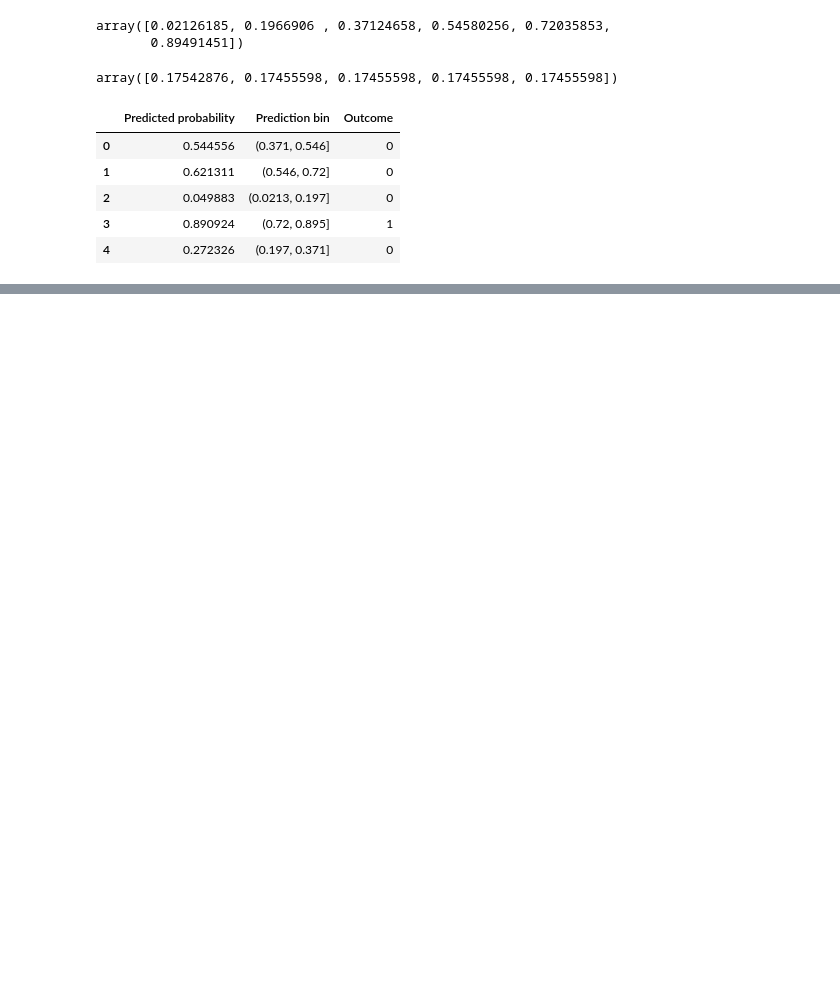
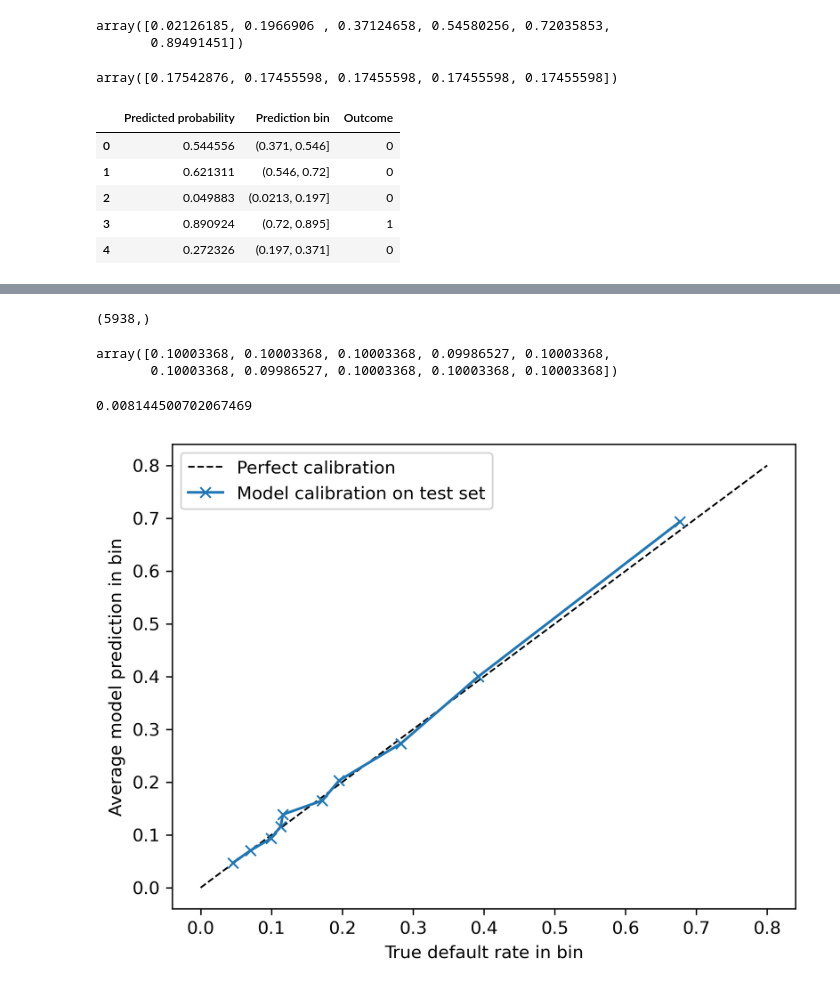
Before and after one commit to yildiramdsa/credit-card-default, a Jupyter notebook: notebooks/model_performance.ipynb, the cells around one changed output, grey strips where cells are left out. Cells and saved outputs as stored; diff of their text form; code cells hidden in the pictures; blank space fills up the shorter version.

```diff
--- a/notebooks/model_performance.ipynb
+++ b/notebooks/model_performance.ipynb
@@ -117,0 +162,4 @@ test_set_bins_df.head()
+# %%
+cal_df = test_set_gr.agg({'Outcome':['count', 'mean'],
+                          'Predicted probability':'mean'})
+cal_df
@@ -117,0 +180,32 @@ test_set_bins_df.head()
+# %%
+y_test_all.shape
+# %% [output]
+(5938,)
+# %%
+F = cal_df[('Outcome', 'count')].values/y_test_all.shape[0]
+F
+# %% [output]
+array([0.10003368, 0.10003368, 0.10003368, 0.09986527, 0.10003368,
+       0.10003368, 0.09986527, 0.10003368, 0.10003368, 0.10003368])
+# %%
+ECE = np.sum(
+    F
+    * np.abs(
+             cal_df[('Outcome', 'mean')]
+             - cal_df[('Predicted probability', 'mean')]))
+ECE
+# %% [output]
+0.008144500702067469
+# %%
+ax = plt.axes()
+ax.plot([0, 0.8], [0, 0.8], 'k--', linewidth=1,
+        label='Perfect calibration')
+ax.plot(cal_df[('Outcome', 'mean')],
+        cal_df[('Predicted probability', 'mean')],
+        marker='x',
+        label='Model calibration on test set')
+ax.set_xlabel('True default rate in bin')
+ax.set_ylabel('Average model prediction in bin')
+ax.legend();
+# %% [output]
+[figure, added]
```
Also changed, not shown: parts of 22 cells of this notebook.
